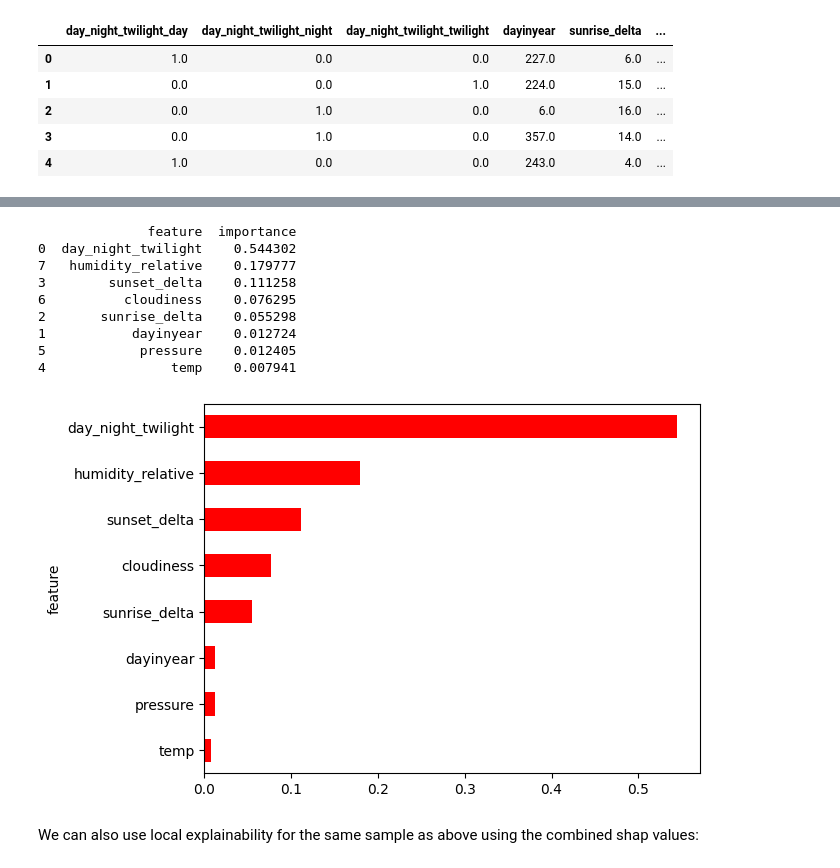
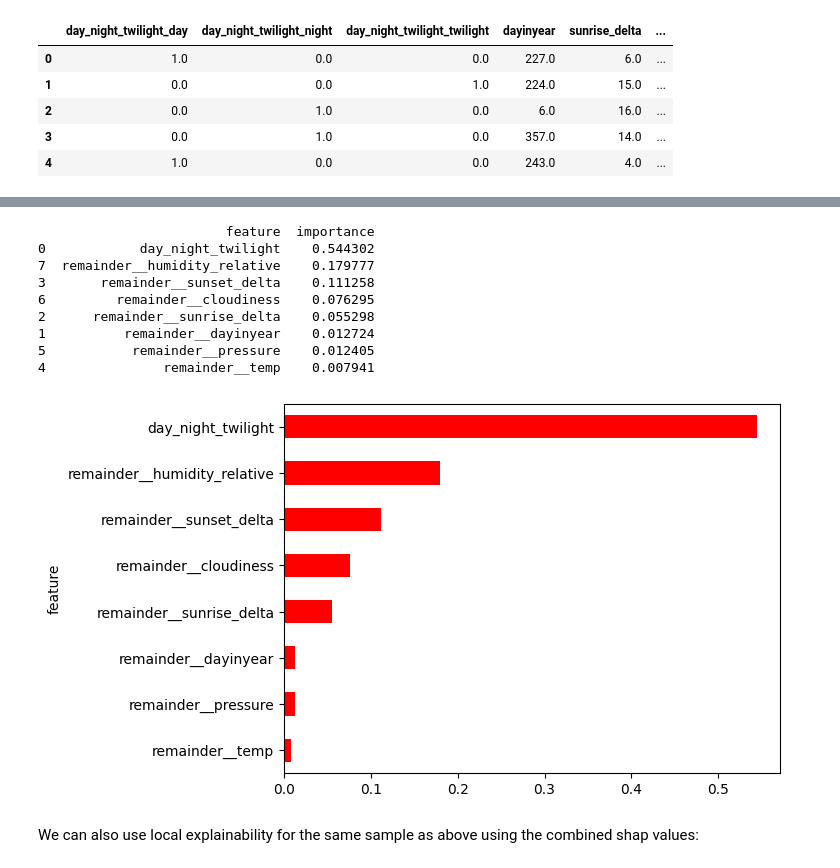
Before and after one commit to HOGENT-ML/course, a Jupyter notebook: 740-explainability_shapley.ipynb, the cells around one changed output, grey strips where cells are left out. Drawn from its saved outputs; the diff is of its cells as text; code cells hidden in the pictures.

```diff
--- a/740-explainability_shapley.ipynb
+++ b/740-explainability_shapley.ipynb
@@ -440,35 +441,35 @@ shap.plots.bar(shap_values_combined)
 # %%
 # Combine the importances of the 3 OHE columns into one for day_night_twilight
-ohe_cols = ["day_night_twilight_day", "day_night_twilight_night", "day_night_twilight_twilight"]
+ohe_cols = ["cat__day_night_twilight_day", "cat__day_night_twilight_night", "cat__day_night_twilight_twilight"]
 other_cols = [c for c in X_train_encoded.columns if c not in ohe_cols]
 
 combined_importance = {
     "day_night_twilight": xgb_model.feature_importances_[:3].sum()
 }
 combined_importance.update(
     dict(zip(other_cols, xgb_model.feature_importances_[3:]))
 )
 
 xgb_importance_df = (
     pd.DataFrame(list(combined_importance.items()), columns=["feature", "importance"])
     .sort_values("importance", ascending=True)   # ascending=True so largest is at the top in barh
 )
 
 print(xgb_importance_df.sort_values("importance", ascending=False).head(10))
 
 ax = xgb_importance_df.plot.barh(x="feature", y="importance", legend=False, color="red")
 # ax.invert_yaxis()
 # %% [output]
-              feature  importance
-0  day_night_twilight    0.544302
-7   humidity_relative    0.179777
-3        sunset_delta    0.111258
-6          cloudiness    0.076295
-2       sunrise_delta    0.055298
-1           dayinyear    0.012724
-5            pressure    0.012405
-4                temp    0.007941
+                        feature  importance
+0            day_night_twilight    0.544302
+7  remainder__humidity_relative    0.179777
+3       remainder__sunset_delta    0.111258
+6         remainder__cloudiness    0.076295
+2      remainder__sunrise_delta    0.055298
+1          remainder__dayinyear    0.012724
+5           remainder__pressure    0.012405
+4               remainder__temp    0.007941
-[figure, old version]
+[figure, new version]
 # %% [markdown]
 We can also use local explainability for the same sample as above using the combined shap values:
 # %%
```
Also changed, not shown: parts of 6 cells of this notebook.
